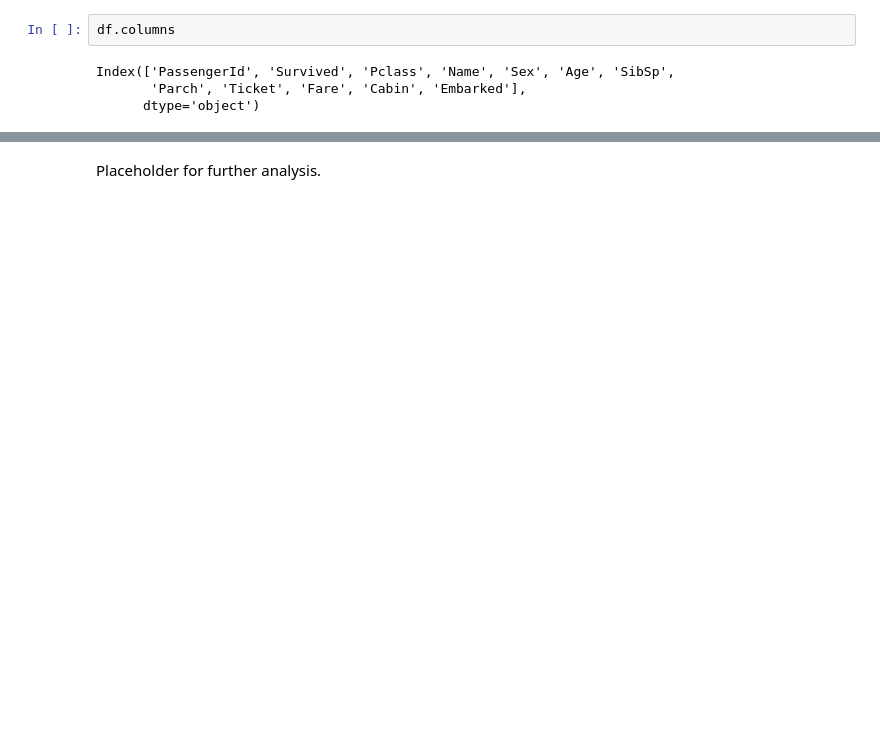
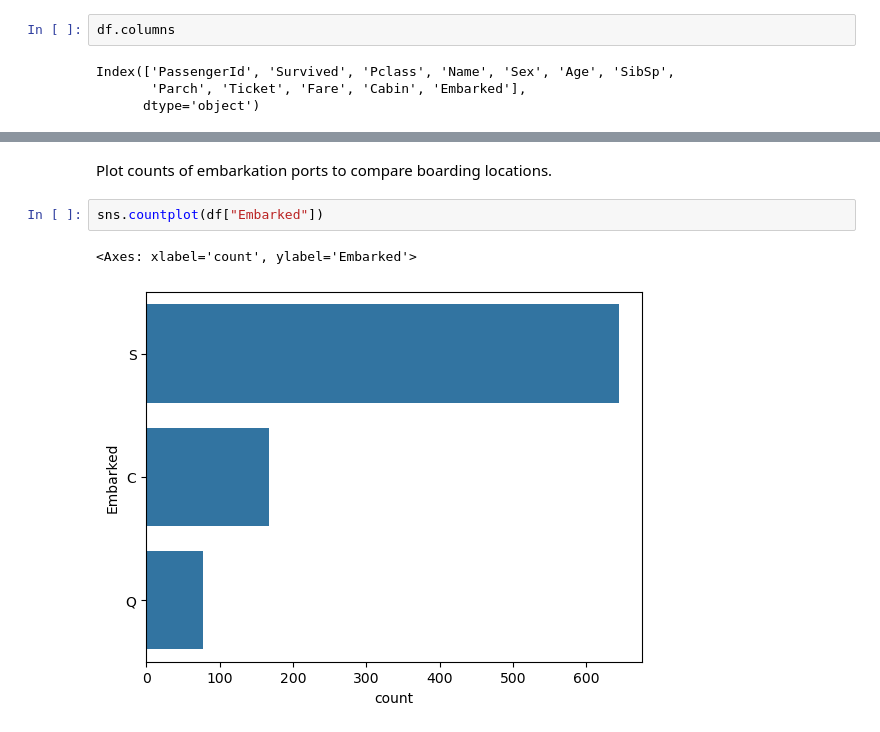
Before and after one commit to Asit-Sengar/Machine_Learning_foundations, a Jupyter notebook: notebooks/100_days_ml/univariate_analysis.ipynb, the cells around one changed output, grey strips where cells are left out. Cells and saved outputs as stored; diff of their text form; blank space fills up the shorter version.

Commit message:
doing univariate analysis

```diff
--- a/notebooks/100_days_ml/univariate_analysis.ipynb
+++ b/notebooks/100_days_ml/univariate_analysis.ipynb
@@ -44,2 +44,7 @@ df["Survived"].value_counts().plot(kind = "bar")
-# %% [markdown]
-Placeholder for further analysis.
+# %% [markdown]
+Plot counts of embarkation ports to compare boarding locations.
+# %%
+sns.countplot(df["Embarked"])
+# %% [output]
+<Axes: xlabel='count', ylabel='Embarked'>
+[figure, added]
```
Also changed, not shown: parts of 13 cells of this notebook, 1 other file.
